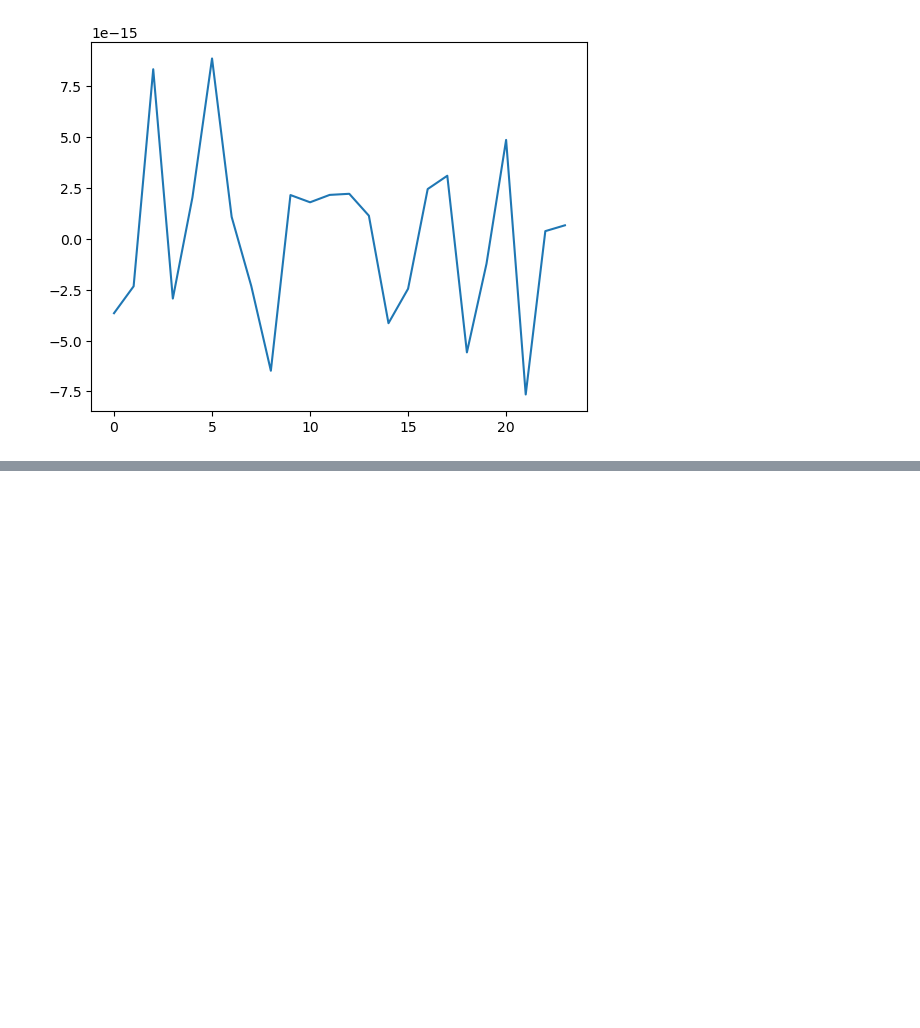
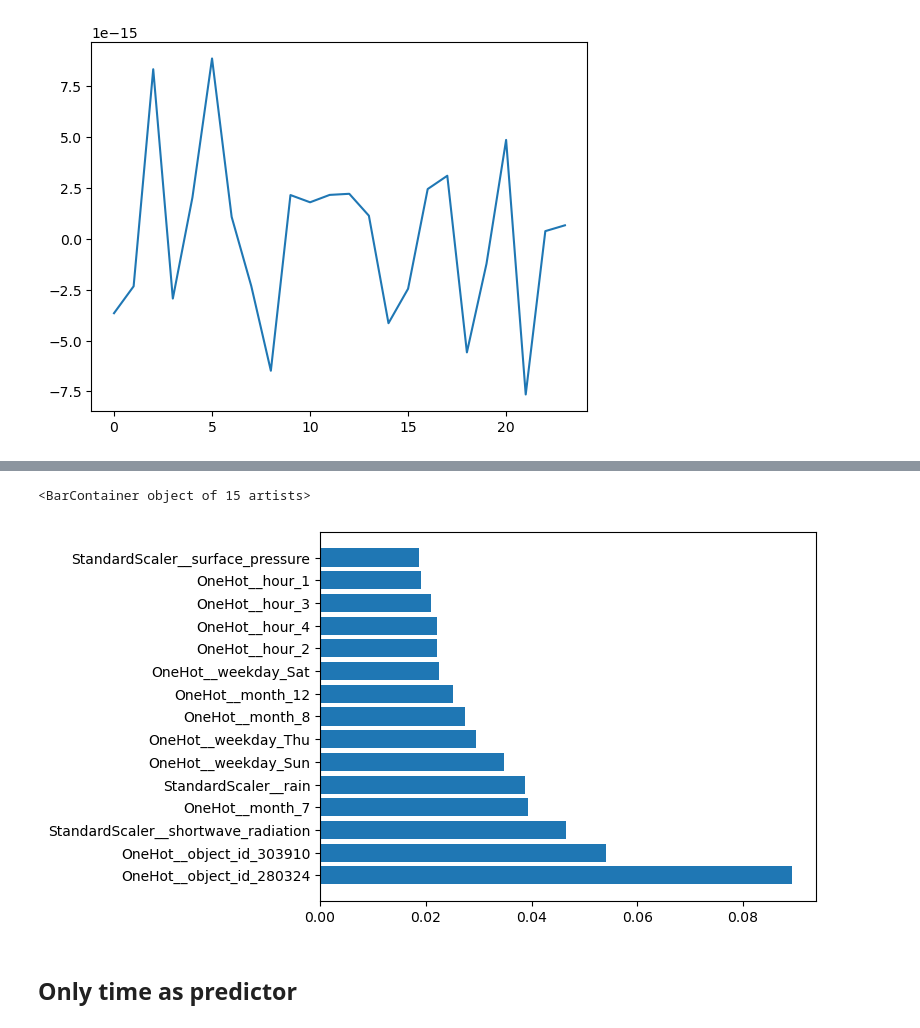
Before and after one commit to aphdinh/MDA_KUL, a Jupyter notebook: notebook/3_model_predict_noise_level_file40.ipynb, the cells around one changed output, grey strips where cells are left out. Drawn from its saved outputs; the diff is of its cells as text; code cells hidden in the pictures; blank space fills up the shorter version.

```diff
--- a/notebook/3_model_predict_noise_level_file40.ipynb
+++ b/notebook/3_model_predict_noise_level_file40.ipynb
@@ -837,0 +979,11 @@ plt.show()
+# %%
+feature_importances = xgb.feature_importances_
+sorted_idx = feature_importances.argsort()[::-1]
+sorted_importances = feature_importances[sorted_idx[0:15]]
+sorted_columns = list(X_train.columns[sorted_idx[0:15]])
+plt.barh(sorted_columns, sorted_importances)
+# %% [output]
+<BarContainer object of 15 artists>
+[figure, added]
+# %% [markdown]
+## Only time as predictor
```
Also changed, not shown: parts of 12 cells of this notebook, 1 other file.
